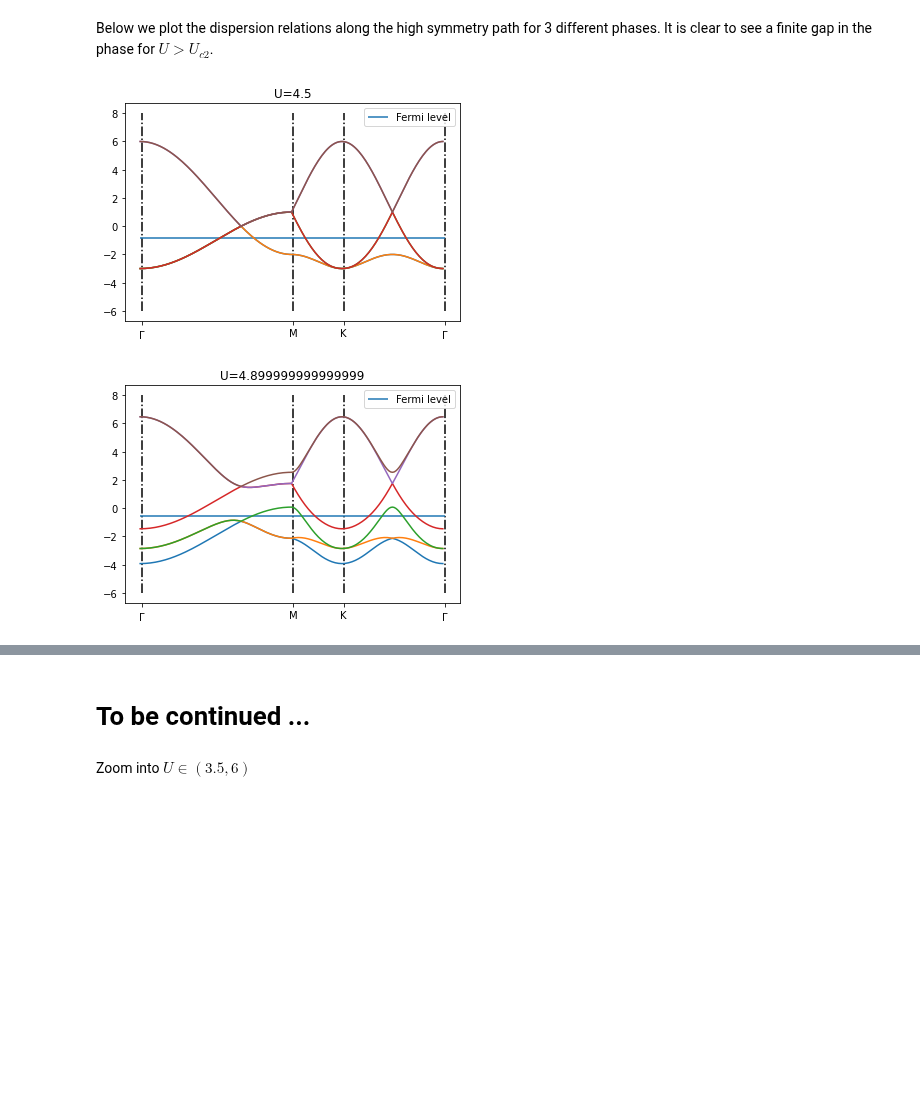
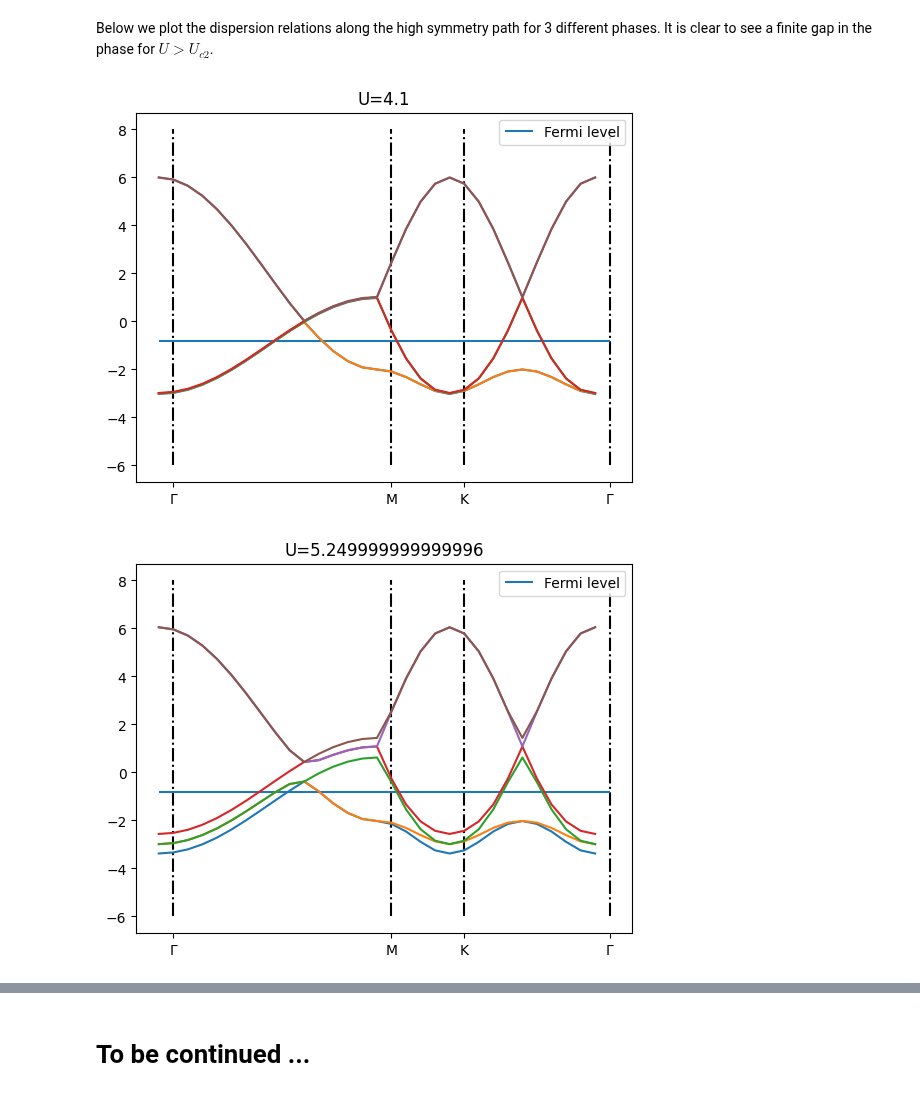
Before and after one commit to songmengh/mean-field, a Jupyter notebook: HF_Hubbard_tri_draft.ipynb, the cells around one changed output, grey strips where cells are left out. Drawn from its saved outputs; the diff is of its cells as text; code cells hidden in the pictures; blank space fills up the shorter version.

```diff
--- a/HF_Hubbard_tri_draft.ipynb
+++ b/HF_Hubbard_tri_draft.ipynb
@@ -133,8 +416,8 @@ def gendHdm(U):
     dHdm[5,2]=-np.sqrt(3)/2*U
     return dHdm
 # %%
-Ulist = np.arange(4.4,6.4,0.05)
-Llist = [180]
+Ulist = np.arange(4,6.5,0.05)
+Llist = [30]
 alpha = 0.1
 
 e_end = np.inf*np.ones((len(Llist),len(Ulist)))
@@ -198,10 +474,4 @@ As it can be seen, there are two phase transitions at half-filling by varying U
 # %%
-m_end = np.load('m180.npy')
-delta_end= np.load('delta180.npy')
-itr_end = np.load('itr180.npy')
-e_end = np.load('e180.npy')
-
-
 fig, (ax1, ax2) = plt.subplots(1, 2, figsize=(10, 5))
 
 ax1 = plt.subplot(1,2,1)
@@ -213,7 +483,8 @@ ax1.legend()
 ax1.set_xlabel('U')
 ax1.set_ylabel('m')
 
-
+print(len(Ulist))
+print(len(delta_end[0]))
 ax2=plt.subplot(1,2,2)
 ax2.scatter(Ulist,delta_end[0],marker='o',color='r')
 ax2.plot(Ulist,delta_end[0],linestyle='-',color='r')
@@ -228,5 +501,5 @@ Text(0, 0.5, 'm')
 # %%
-L=180
+L=30
 b1 = np.array([1/3,np.sqrt(3)/3])*2*np.pi
 b2 = np.array([1/3,-np.sqrt(3)/3])*2*np.pi
 kpath=np.zeros((2,L+1))
@@ -307,8 +580,8 @@ def Plot_dispersion(U_index):
 Below we plot the dispersion relations along the high symmetry path for 3 different phases. It is clear to see a finite gap in the phase for $U>U_{c2}$.
 # %%
 Plot_dispersion(2)
-Plot_dispersion(10)
-Plot_dispersion(30)
+Plot_dispersion(25)
+Plot_dispersion(40)
 # %% [output]
-[figure, old version]
+[figure, new version]
-[figure, old version]
+[figure, new version]
@@ -322,2 +590,0 @@ import math
-# %% [markdown]
-Zoom into $U\in (3.5,6)$
```
Also changed, not shown: parts of 15 cells of this notebook.
